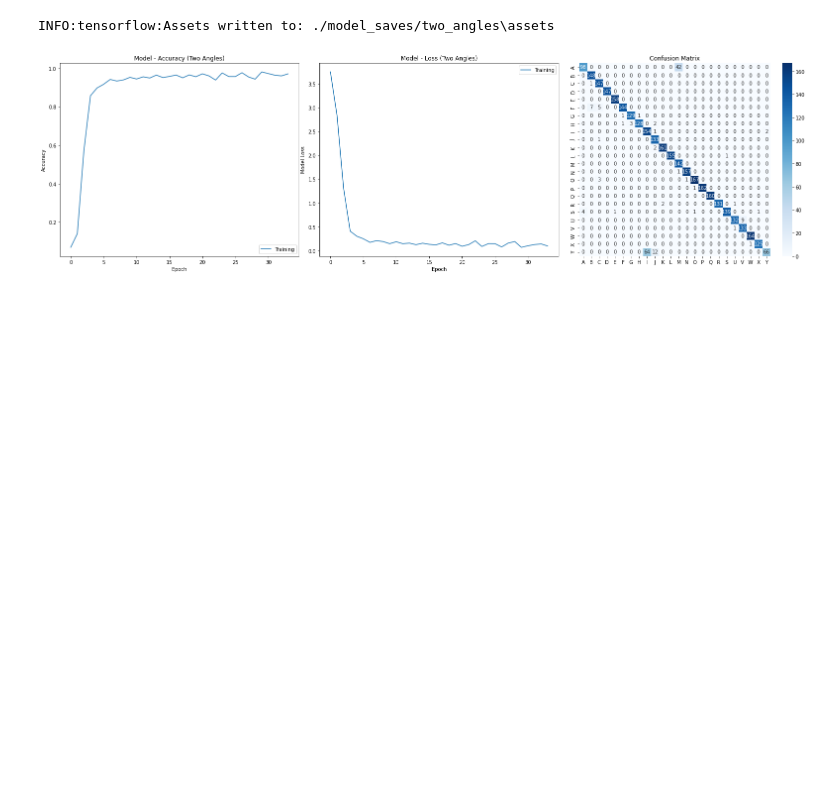
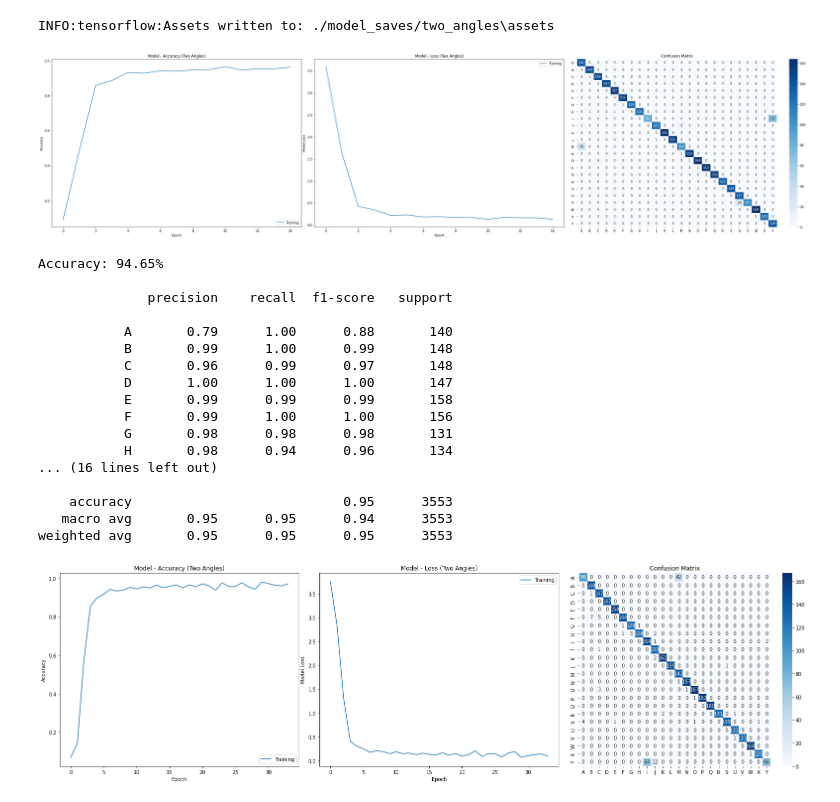
Before and after one commit to Srinivas-Natarajan/Gesture-Recognition-for-Sign-Language-Translation, a Jupyter notebook: ML/Model Training.ipynb, the cells around one changed output. Cells and saved outputs as stored; diff of their text form; code cells hidden in the pictures; blank space fills up the shorter version.

```diff
--- a/ML/Model Training.ipynb
+++ b/ML/Model Training.ipynb
@@ -403,3 +407,24 @@ INFO:tensorflow:Assets written to: ./model_saves/two_angles\assets
+# %%
+two_angles_results = evaluate_model(history, X_test, y_test, model_two_angles, "Two Angles", actions)
+# %% [output]
+[figure, added]
+Accuracy: 94.65%
+
+              precision    recall  f1-score   support
+
+           A       0.79      1.00      0.88       140
+           B       0.99      1.00      0.99       148
+           C       0.96      0.99      0.97       148
+           D       1.00      1.00      1.00       147
+           E       0.99      0.99      0.99       158
+           F       0.99      1.00      1.00       156
+           G       0.98      0.98      0.98       131
+           H       0.98      0.94      0.96       134
+... (16 lines left out)
+
+    accuracy                           0.95      3553
+   macro avg       0.95      0.95      0.94      3553
+weighted avg       0.95      0.95      0.95      3553
 # %%
 two_angles_results = evaluate_model(history, X_test, y_test, model_two_angles, "Two Angles", actions)
 # %% [output]
```
Also changed, not shown: parts of 15 cells of this notebook, 4 other files.
